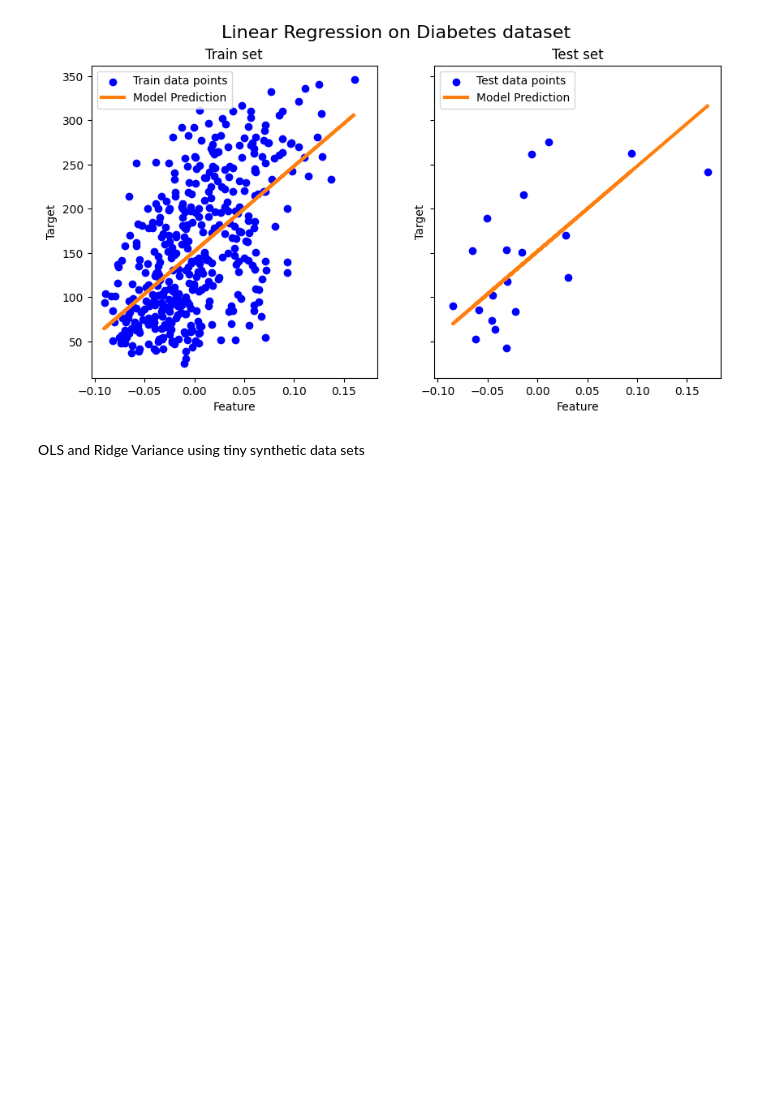
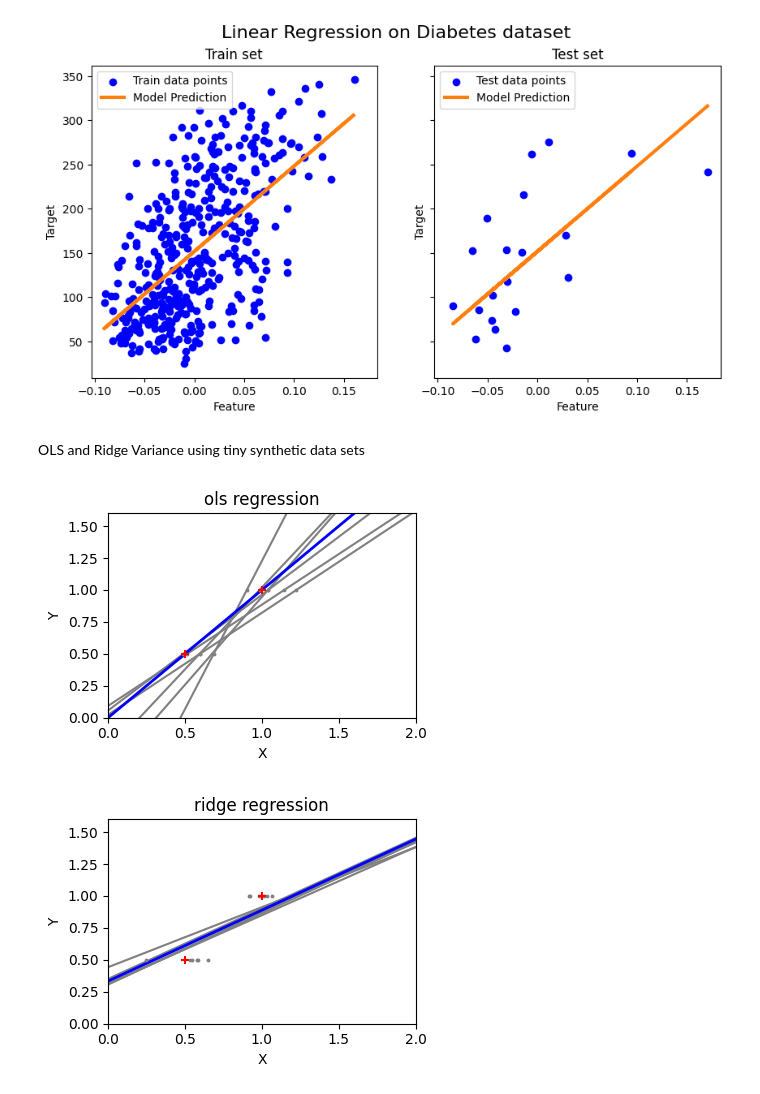
Before and after one commit to shiv-inovbyte/ai-test-lab, a Jupyter notebook: Scikit/ridge_rgression.ipynb, the cells around one changed output. Cells and saved outputs as stored; diff of their text form; code cells hidden in the pictures; blank space fills up the shorter version.

```diff
--- a/Scikit/ridge_rgression.ipynb
+++ b/Scikit/ridge_rgression.ipynb
@@ -43,23 +43,40 @@ OLS and Ridge Variance using tiny synthetic data sets
 # %%
 import matplotlib.pyplot as plt
 import numpy as np
 
 from sklearn import linear_model
 
 X_train = np.c_[0.5, 1].T # training data
 y_train = [0.5, 1]
 X_test = np.c_[0, 2].T
 
 np.random.seed(0) # set random seed for reproducibility
 
 classifiers = dict(ols=linear_model.LinearRegression(), ridge=linear_model.Ridge(alpha=0.1)) # define the models
 
 for name, clf in classifiers.items(): # iterate over the models
     fig, ax = plt.subplots(figsize=(4, 3))
 
     for _ in range(6): # fit the model multiple times to see the effect of noise
         this_X = 0.1 * np.random.normal(size=(2, 1)) + X_train# add noise to the training data
         clf.fit(this_X, y_train) # fit the model
 
         ax.plot(X_test, clf.predict(X_test), color='gray') # plot the regression line
-    ax.scatter(X_train, y_train, s=30, color='red', zorder=3) # plot the training data points
+        ax.scatter(this_X, y_train, s=3, color='gray', marker='o', zorder=10) # plot the training data points
+
+    clf.fit(X_train, y_train) # fit the model to the original training data
+    ax.plot(X_test, clf.predict(X_test), color='blue', linewidth=2)
+    ax.scatter(X_train, y_train, s=30, color='red', marker="+",  zorder=10) # plot the training data points
+
+    ax.set_title(f"{name} regression")
+    ax.set_xlim(0,2)
+    ax.set_ylim(0,1.6)
+    ax.set_xlabel("X")
+    ax.set_ylabel("Y")
+
+    fig.tight_layout()
+
+plt.show()
+# %% [output]
+[figure, added]
+[figure, added]
```
